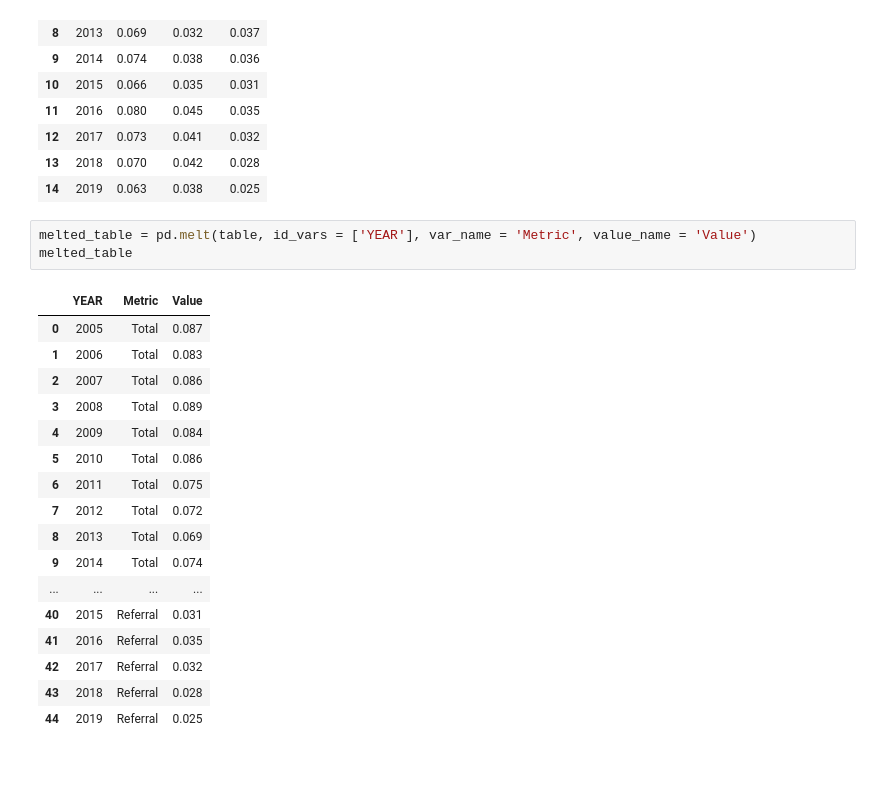
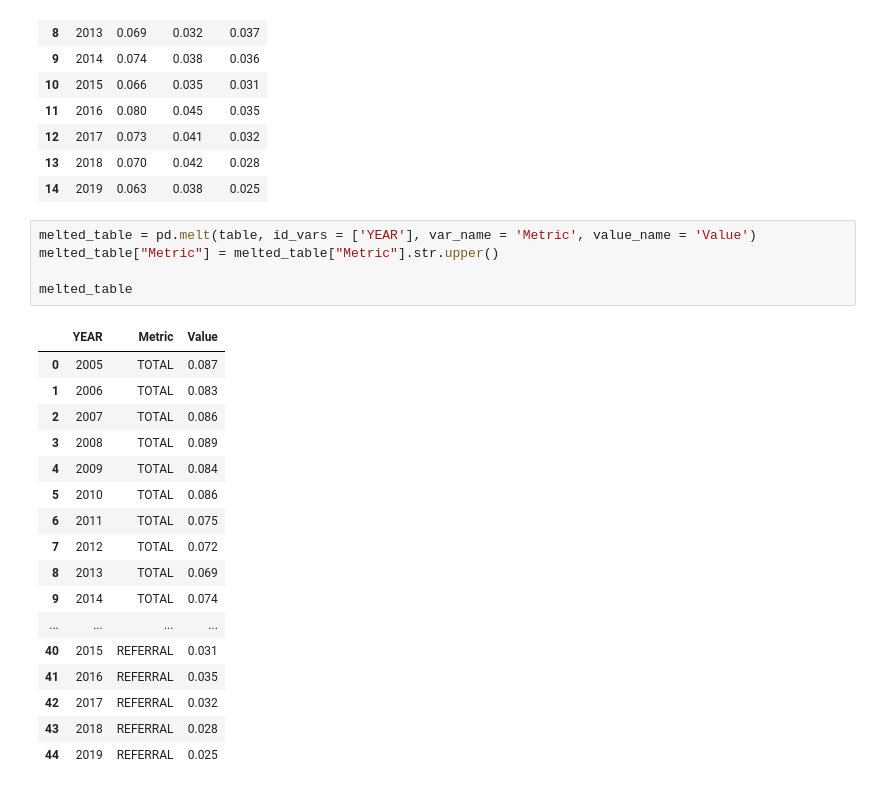
Before and after one commit to maisafraiz/storytelling_with_altair, a Jupyter notebook: Notebooks/Chapter 4/Exercise 3.ipynb, the cells around one changed output. Saved outputs shown, nothing was run; the diff lists cells and outputs as text.

```diff
--- a/Notebooks/Chapter 4/Exercise 3.ipynb
+++ b/Notebooks/Chapter 4/Exercise 3.ipynb
@@ -45,23 +45,25 @@ table
 | 14 | 2019 | 0.063 | 0.038 | 0.025 |
 # %%
 melted_table = pd.melt(table, id_vars = ['YEAR'], var_name = 'Metric', value_name = 'Value')
+melted_table["Metric"] = melted_table["Metric"].str.upper()
+
 melted_table
 # %% [output]
 |  | YEAR | Metric | Value |
-| 0 | 2005 | Total | 0.087 |
-| 1 | 2006 | Total | 0.083 |
-| 2 | 2007 | Total | 0.086 |
-| 3 | 2008 | Total | 0.089 |
-| 4 | 2009 | Total | 0.084 |
-| 5 | 2010 | Total | 0.086 |
-| 6 | 2011 | Total | 0.075 |
-| 7 | 2012 | Total | 0.072 |
-| 8 | 2013 | Total | 0.069 |
-| 9 | 2014 | Total | 0.074 |
+| 0 | 2005 | TOTAL | 0.087 |
+| 1 | 2006 | TOTAL | 0.083 |
+| 2 | 2007 | TOTAL | 0.086 |
+| 3 | 2008 | TOTAL | 0.089 |
+| 4 | 2009 | TOTAL | 0.084 |
+| 5 | 2010 | TOTAL | 0.086 |
+| 6 | 2011 | TOTAL | 0.075 |
+| 7 | 2012 | TOTAL | 0.072 |
+| 8 | 2013 | TOTAL | 0.069 |
+| 9 | 2014 | TOTAL | 0.074 |
 | ... | ... | ... | ... |
-| 40 | 2015 | Referral | 0.031 |
-| 41 | 2016 | Referral | 0.035 |
-| 42 | 2017 | Referral | 0.032 |
-| 43 | 2018 | Referral | 0.028 |
-| 44 | 2019 | Referral | 0.025 |
+| 40 | 2015 | REFERRAL | 0.031 |
+| 41 | 2016 | REFERRAL | 0.035 |
+| 42 | 2017 | REFERRAL | 0.032 |
+| 43 | 2018 | REFERRAL | 0.028 |
+| 44 | 2019 | REFERRAL | 0.025 |
 # %%
```
Also changed, not shown: parts of 12 cells of this notebook, 3 other files.
